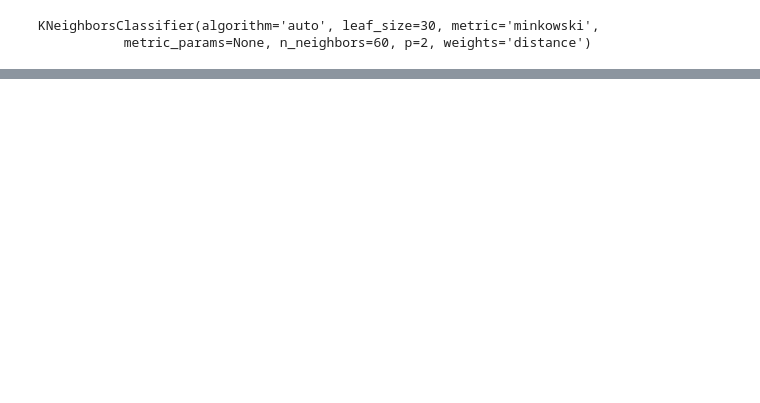
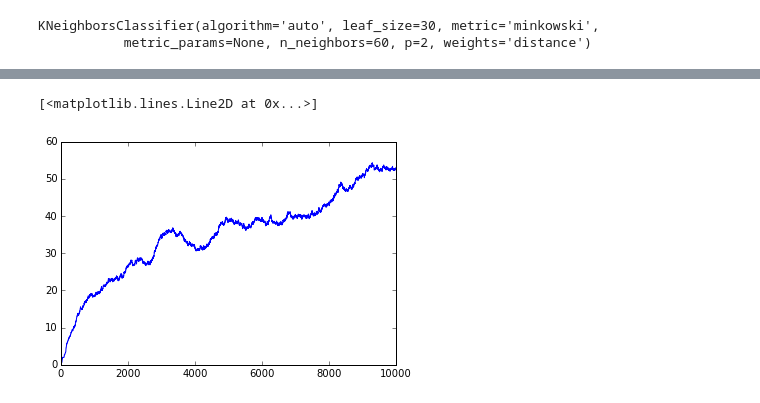
Before and after one commit to ghaslam/AM207, a Jupyter notebook: ModelSampler.ipynb, the cells around one changed output, grey strips where cells are left out. Saved outputs shown, nothing was run; the diff lists cells and outputs as text; code cells hidden in the pictures; blank space fills up the shorter version.

```diff
--- a/ModelSampler.ipynb
+++ b/ModelSampler.ipynb
@@ -93,0 +102,5 @@ plt.plot(B[:,1])
+# %%
+plt.plot(sig2)
+# %% [output]
+[<matplotlib.lines.Line2D at 0x...>]
+[figure, added]
```
Also changed, not shown: parts of 7 cells of this notebook.
